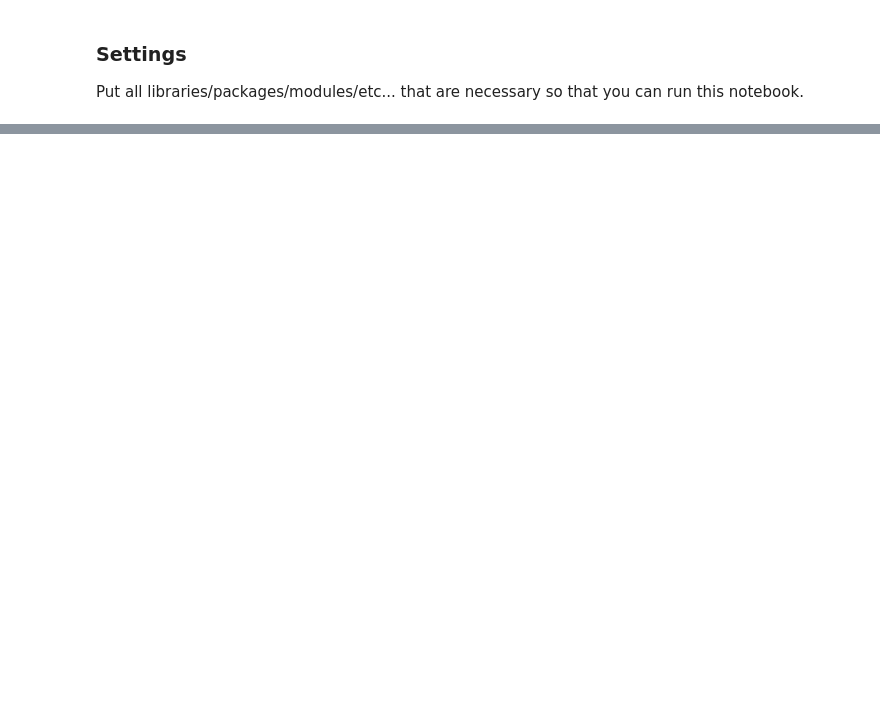
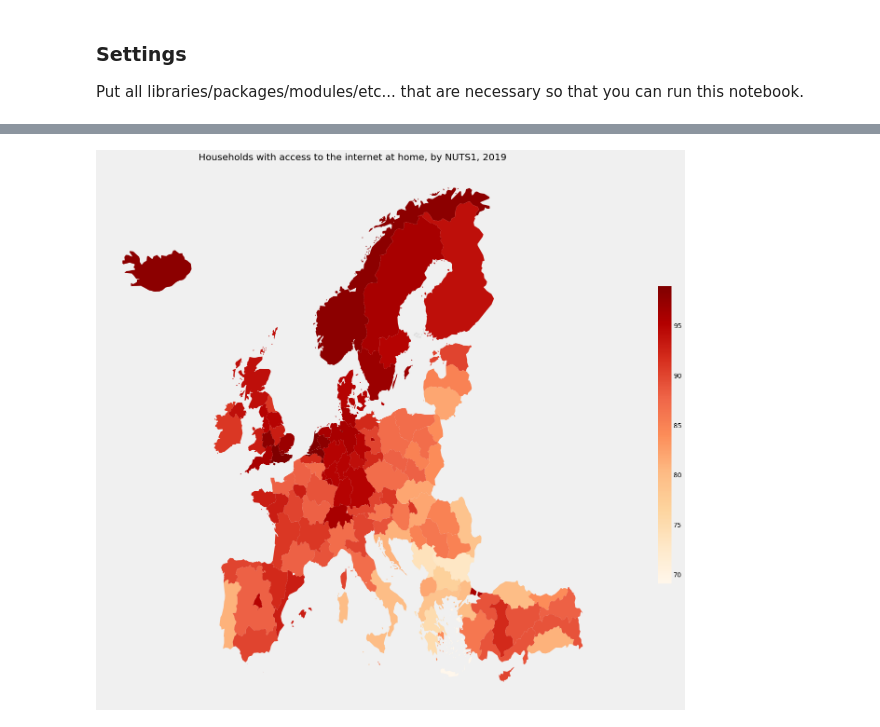
Before and after one commit to ericofrs/istat_2020, a Jupyter notebook: access_internet.ipynb, the cells around one changed output, grey strips where cells are left out. Cells and saved outputs as stored; diff of their text form; code cells hidden in the pictures; blank space fills up the shorter version.

```diff
--- a/access_internet.ipynb
+++ b/access_internet.ipynb
@@ -90,0 +316,7 @@ print(df.head())
+# %%
+# We merge NUTS_Data and df
+region_data = nuts_data[LEVELS[1]]
+
+# Merge on NUTS_ID
+result = pd.merge(region_data, df, how = 'inner', on = 'NUTS_ID')
+result.head()
@@ -91 +365,17 @@ print(df.head())
+# %%
+#LEVEL = 1
+crop = gpd.clip(result, EUclip)
+
+f, ax = mplt.subplots(1, figsize=(35, 20))
+crop.plot(column='values', ax=ax, cmap='OrRd', legend=True,
+          legend_kwds = {'shrink':0.55},
+          missing_kwds={ "color": "lightgrey", "alpha": 0.2, "edgecolor": "grey", "hatch": "///"}
+         )
+ax.set_axis_off()
+ax.set_title('Households with access to the internet at home, by NUTS1, 2019')
+# f.tight_layout()
+# f.subplots_adjust(hspace=0,wspace=-1)
+mplt.show()
+# %% [output]
+[figure, added]
 # %%
```
Also changed, not shown: parts of 35 cells of this notebook, 4 other files.
